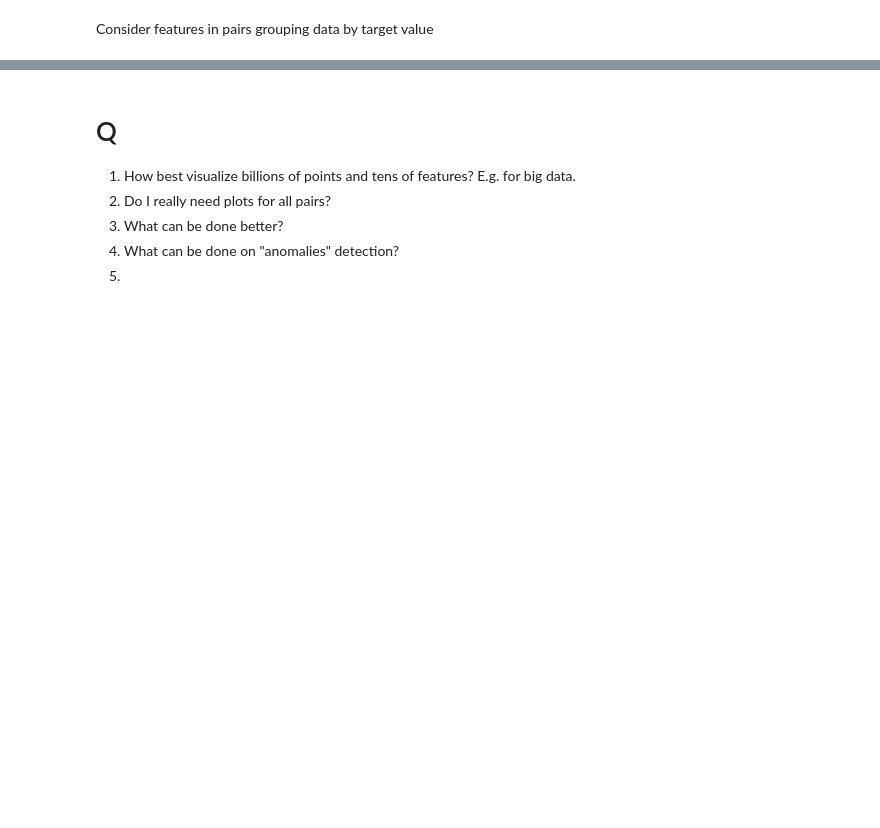
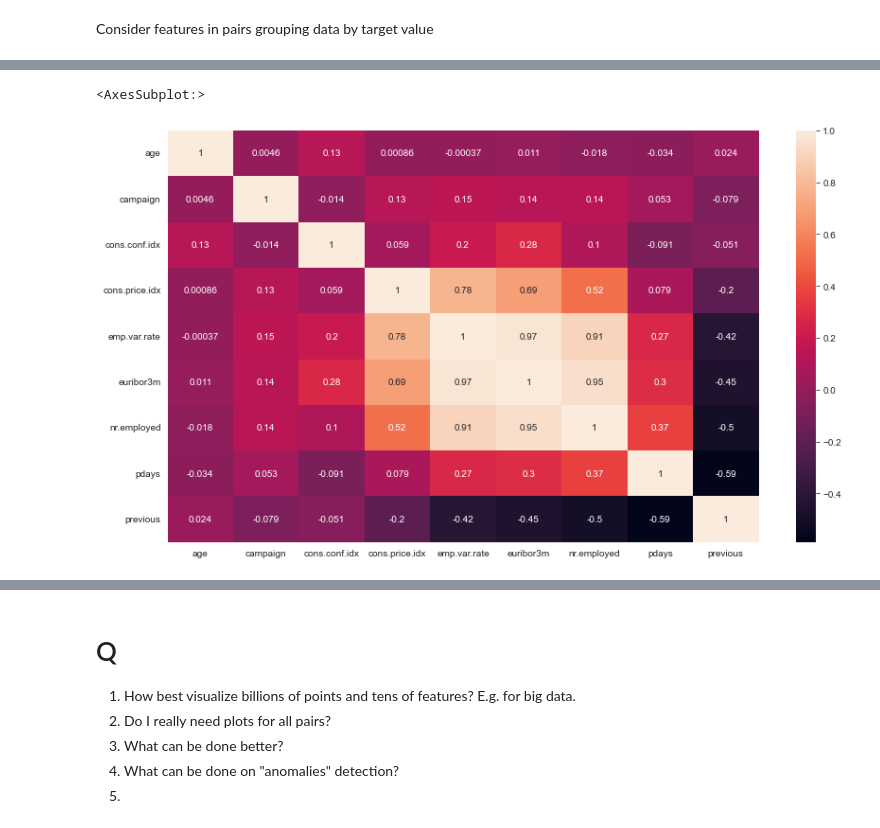
Before and after one commit to sivikt/dstrials, a Jupyter notebook: DSMP#1/2_eda/homework.ipynb, the cells around one changed output, grey strips where cells are left out. Drawn from its saved outputs; the diff is of its cells as text; code cells hidden in the pictures; blank space fills up the shorter version.

```diff
--- a/DSMP#1/2_eda/homework.ipynb
+++ b/DSMP#1/2_eda/homework.ipynb
@@ -335,0 +361,9 @@ myplts.scatter_plots(
+# %%
+"""It doesn't make sense since all numeric variables are neither normally
+distributed nor linear, nor follow homoscedasticity. Thier continous nature also is a question.
+"""
+plt.figure(figsize=(14, 8))
+sns.heatmap(data[numeric_consider_features].corr(method='pearson'), annot=True)
+# %% [output]
+<AxesSubplot:>
+[figure, added]
```
Also changed, not shown: parts of 12 cells of this notebook, 3 other files.
